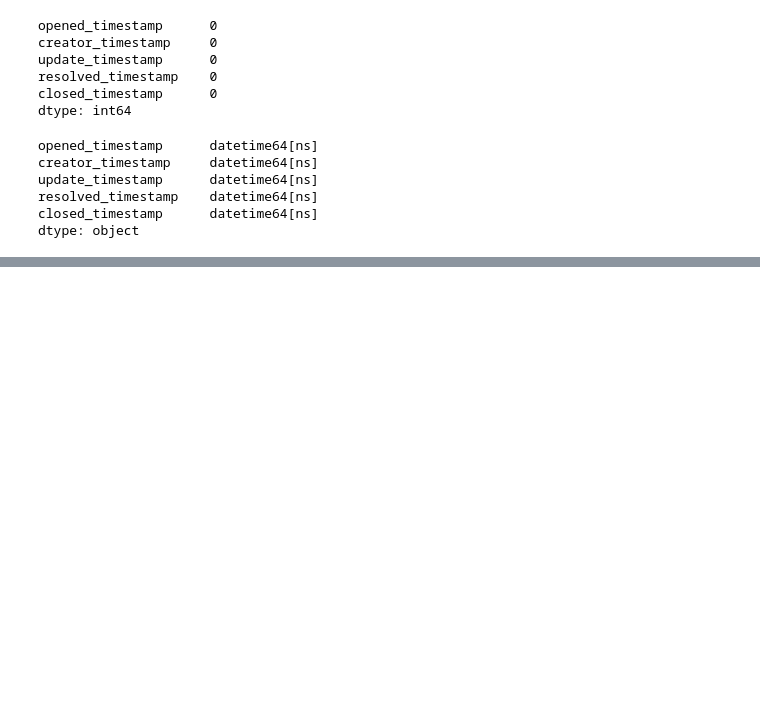
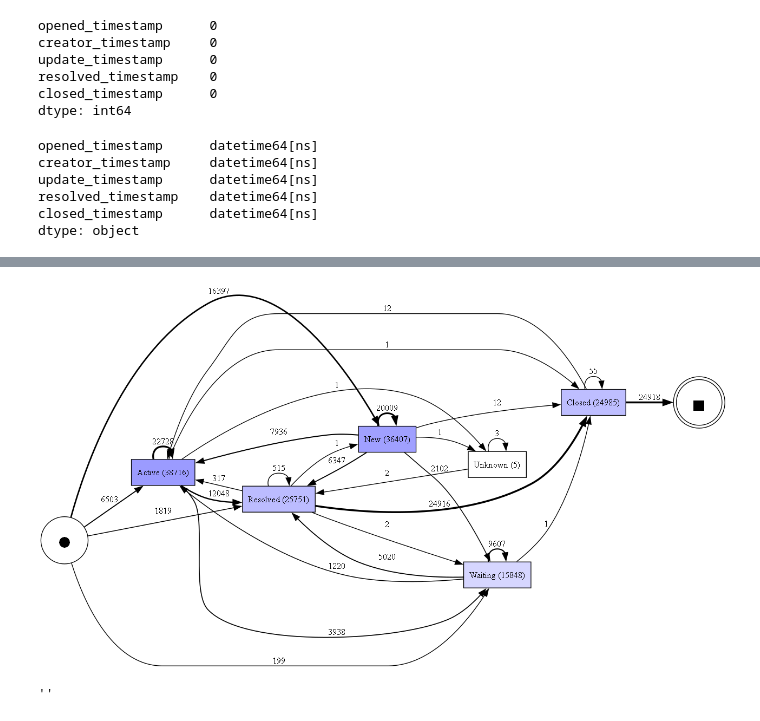
Before and after one commit to shashankgarewal/temporal-sequence-eventLog, a Jupyter notebook: notebooks/01_data_inspection.ipynb, the cells around one changed output, grey strips where cells are left out. Drawn from its saved outputs; the diff is of its cells as text; code cells hidden in the pictures; blank space fills up the shorter version.

```diff
--- a/notebooks/01_data_inspection.ipynb
+++ b/notebooks/01_data_inspection.ipynb
@@ -453,0 +522,13 @@ dtype: object
+# %%
+dfg_df, start_activity, end_activity = pm4py.discover_dfg(pm_df)
+
+root = Path().resolve().parents[0]
+out_dir = root / "reports/images/"
+out_dir.mkdir(parents=True, exist_ok=True)
+
+pm4py.view_dfg(dfg_df, start_activity, end_activity)
+pm4py.save_vis_dfg(dfg_df, start_activities=start_activity,
+                   end_activities=end_activity, file_path=str(out_dir / "process_map_dfg.svg"))
+# %% [output]
+[figure, added]
+''
```
Also changed, not shown: parts of 17 cells of this notebook.
